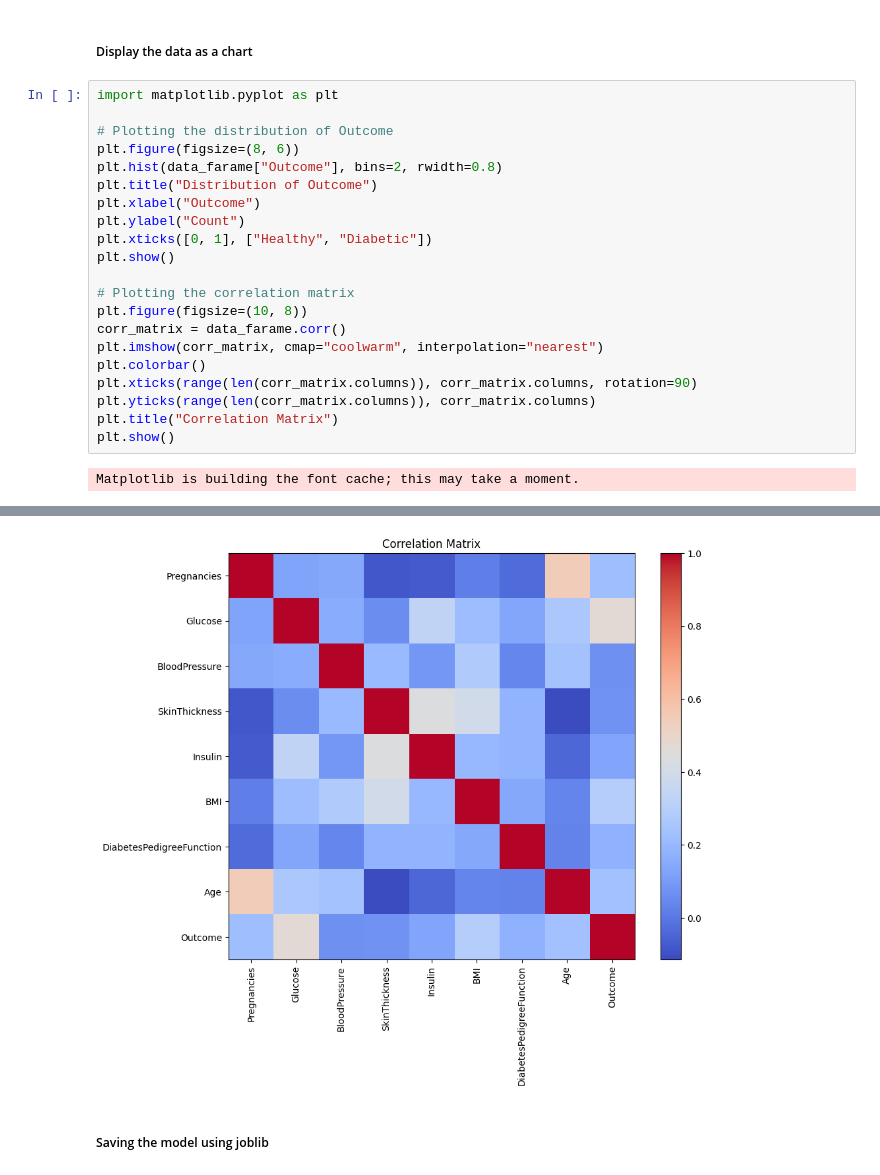
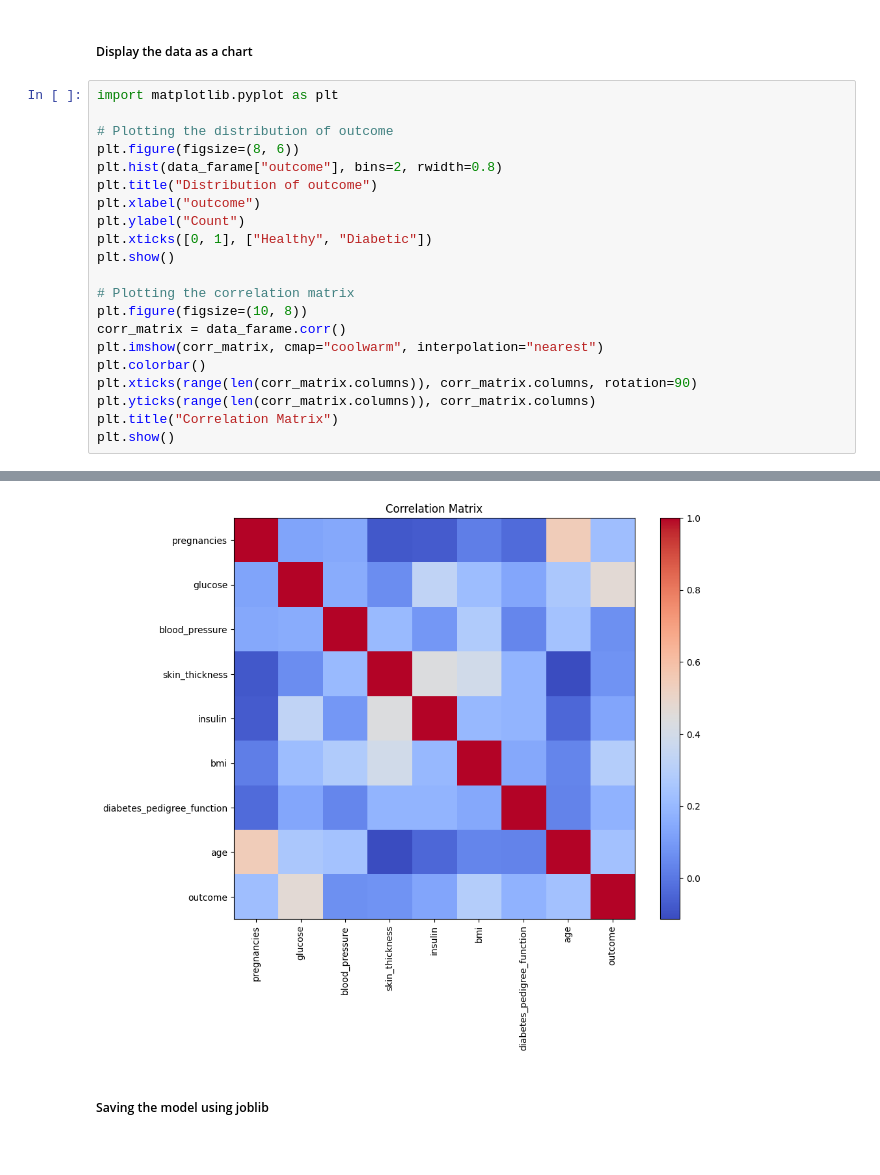
Before and after one commit to tareqWpy/diabetes-svm-model, a Jupyter notebook: diabetes.ipynb, the cells around one changed output, grey strips where cells are left out. Drawn from its saved outputs; the diff is of its cells as text.

```diff
--- a/diabetes.ipynb
+++ b/diabetes.ipynb
@@ -106,28 +106,27 @@ prec, reca
 # %%
 import matplotlib.pyplot as plt
 
-# Plotting the distribution of Outcome
+# Plotting the distribution of outcome
 plt.figure(figsize=(8, 6))
-plt.hist(data_farame["Outcome"], bins=2, rwidth=0.8)
-plt.title("Distribution of Outcome")
-plt.xlabel("Outcome")
+plt.hist(data_farame["outcome"], bins=2, rwidth=0.8)
+plt.title("Distribution of outcome")
+plt.xlabel("outcome")
 plt.ylabel("Count")
 plt.xticks([0, 1], ["Healthy", "Diabetic"])
 plt.show()
 
 # Plotting the correlation matrix
 plt.figure(figsize=(10, 8))
 corr_matrix = data_farame.corr()
 plt.imshow(corr_matrix, cmap="coolwarm", interpolation="nearest")
 plt.colorbar()
 plt.xticks(range(len(corr_matrix.columns)), corr_matrix.columns, rotation=90)
 plt.yticks(range(len(corr_matrix.columns)), corr_matrix.columns)
 plt.title("Correlation Matrix")
 plt.show()
 # %% [output]
-Matplotlib is building the font cache; this may take a moment.
 [figure]
-[figure, old version]
+[figure, new version]
 # %% [markdown]
 ##### Saving the model using joblib
 # %%
```
Also changed, not shown: parts of 5 cells of this notebook, 2 other files.
